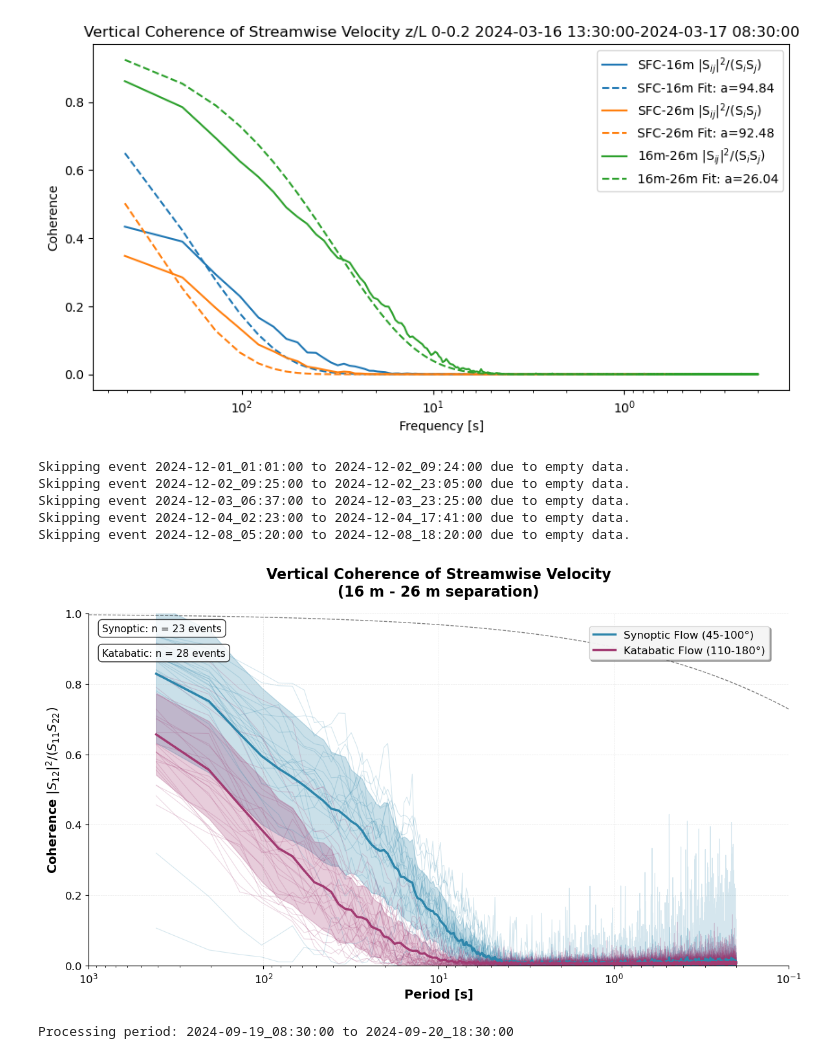
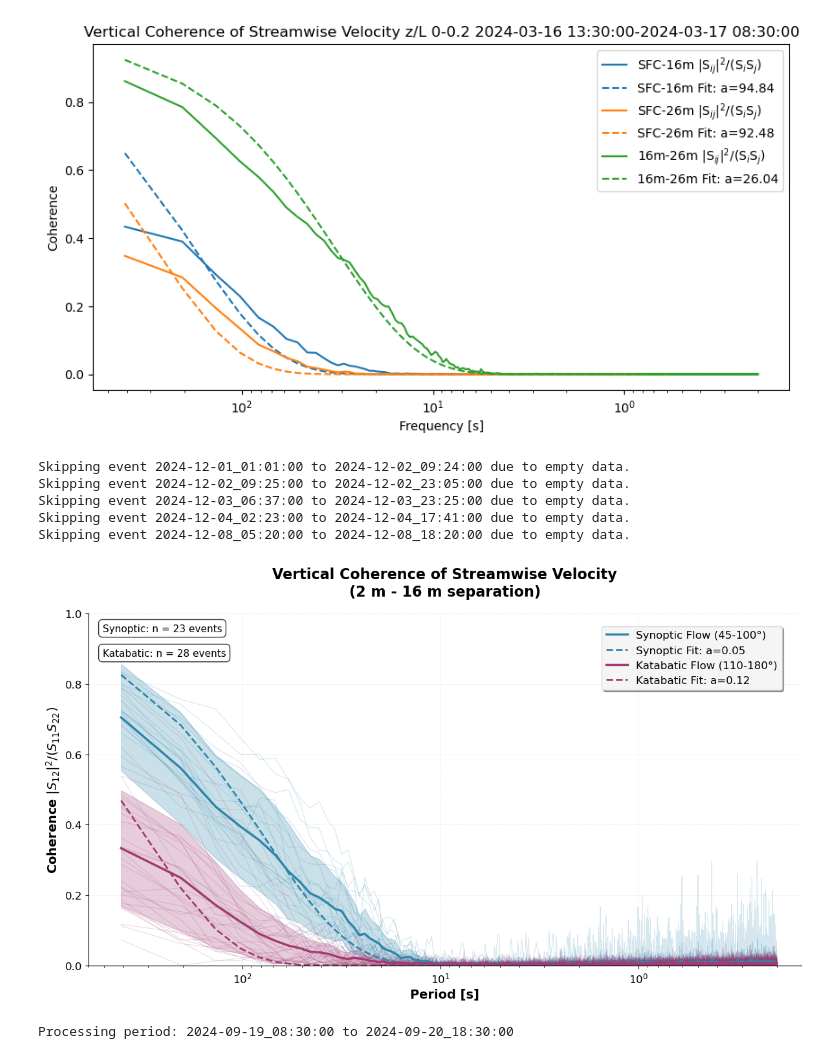
Before and after one commit to Rainette9/DataProcessingScripts, a Jupyter notebook: Power_spectra.ipynb, the cells around one changed output. Saved outputs shown, nothing was run; the diff lists cells and outputs as text; code cells hidden in the pictures.

Commit message:
add new coherence plot

```diff
--- a/Power_spectra.ipynb
+++ b/Power_spectra.ipynb
@@ -256,8 +256,8 @@ for period_start, period_end in wd1_45_90_periods:
     end_str = period_end.strftime('%Y-%m-%d_%H:%M:%S')
 
     try:
-        sfc_df = load_fastdata('/home/engbers/Documents/PhD/EC_data_convert/CSAT_16m_DR/', start_str, end_str)
-        df_16 = load_fastdata('/home/engbers/Documents/PhD/EC_data_convert/CSAT_26m_DR/', start_str, end_str)
+        sfc_df = load_fastdata('/home/engbers/Documents/PhD/EC_data_convert/SFC_DR/', start_str, end_str)
+        df_16 = load_fastdata('/home/engbers/Documents/PhD/EC_data_convert/CSAT_16m_DR/', start_str, end_str)
 
         if sfc_df.empty or df_16.empty:
             print(f"Skipping event {start_str} to {end_str} due to empty data.")
@@ -294,8 +294,8 @@ for period_start, period_end in wd1_90_180_periods:
     end_str = period_end.strftime('%Y-%m-%d_%H:%M:%S')
 
     try:
-        sfc_df = load_fastdata('/home/engbers/Documents/PhD/EC_data_convert/CSAT_16m_DR/', start_str, end_str)
-        df_16 = load_fastdata('/home/engbers/Documents/PhD/EC_data_convert/CSAT_26m_DR/', start_str, end_str)
+        sfc_df = load_fastdata('/home/engbers/Documents/PhD/EC_data_convert/SFC_DR/', start_str, end_str)
+        df_16 = load_fastdata('/home/engbers/Documents/PhD/EC_data_convert/CSAT_16m_DR/', start_str, end_str)
 
         if sfc_df.empty or df_16.empty:
             print(f"Skipping event {start_str} to {end_str} due to empty data.")
@@ -344,6 +344,20 @@ if len(synoptic_coh) > 0:
         ax.fill_between(period_ref, coh_mean - coh_std, coh_mean + coh_std,
                        color=colors['synoptic']['fill'], alpha=colors['synoptic']['alpha'])
 
+        # Fit theoretical curve to mean synoptic coherence
+        f_ref = np.where(period_ref > 0, 1 / period_ref, np.nan)
+        mask_fit = np.isfinite(coh_mean) & np.isfinite(f_ref)
+        dz = 14  # vertical separation in meters
+        u_mean_syn = np.nanmean([((u1_clean + u2_clean) / 2).mean() for u1_clean, u2_clean in zip(synoptic_coh, synoptic_coh)])  # fallback: use mean of means
+        def model(f, a):
+            return np.exp(-a * dz * f / u_mean_syn)
+        try:
+            popt, _ = curve_fit(model, f_ref[mask_fit], coh_mean[mask_fit], p0=[1.0])
+            a_best = popt[0]
+            y_fit = model(f_ref, a_best)
+            ax.semilogx(period_ref, y_fit, '--', color=colors['synoptic']['main'], linewidth=2, label=f'Synoptic Fit: a={a_best:.2f}')
+        except Exception as e:
+            print(f"Synoptic fit error: {e}")
 # Calculate and plot envelopes for katabatic flow
 if len(katabatic_coh) > 0:
     katabatic_coh = np.array([c for c in katabatic_coh if c.size > 0])
@@ -362,14 +376,29 @@ if len(katabatic_coh) > 0:
         ax.fill_between(period_ref, coh_mean - coh_std, coh_mean + coh_std,
                        color=colors['katabatic']['fill'], alpha=colors['katabatic']['alpha'])
 
+        # Fit theoretical curve to mean katabatic coherence
+        f_ref = np.where(period_ref > 0, 1 / period_ref, np.nan)
+        mask_fit = np.isfinite(coh_mean) & np.isfinite(f_ref)
+        dz = 14  # vertical separation in meters
+        u_mean_kat = np.nanmean([((u1_clean + u2_clean) / 2).mean() for u1_clean, u2_clean in zip(katabatic_coh, katabatic_coh)])  # fallback: use mean of means
+        def model(f, a):
+            return np.exp(-a * dz * f / u_mean_kat)
+        try:
+            popt, _ = curve_fit(model, f_ref[mask_fit], coh_mean[mask_fit], p0=[1.0])
+            a_best = popt[0]
+            y_fit = model(f_ref, a_best)
+            ax.semilogx(period_ref, y_fit, '--', color=colors['katabatic']['main'], linewidth=2, label=f'Katabatic Fit: a={a_best:.2f}')
+        except Exception as e:
+            print(f"Katabatic fit error: {e}")
+
 # Scientific formatting
 ax.set_xlabel('Period [s]', fontsize=14, fontweight='bold')
 ax.set_ylabel('Coherence $|S_{12}|^2/(S_{11}S_{22})$', fontsize=14, fontweight='bold')
-ax.set_title('Vertical Coherence of Streamwise Velocity\n(16 m - 26 m separation)',
+ax.set_title('Vertical Coherence of Streamwise Velocity\n(2 m - 16 m separation)',
              fontsize=16, fontweight='bold', pad=20)
 
 # Set axis limits and grid
-ax.set_xlim(0.1, 1000)
+ax.set_xlim(0.15, 600)
 ax.set_ylim(0, 1)
 ax.grid(True, alpha=0.3, linestyle='--', linewidth=0.5)
 ax.tick_params(axis='both', which='major', labelsize=12)
@@ -382,41 +411,36 @@ legend.get_frame().set_facecolor('white')
 legend.get_frame().set_alpha(0.9)
 
 # Add sample size annotations
 n_synoptic = len(synoptic_coh) if len(synoptic_coh) > 0 else 0
 n_katabatic = len(katabatic_coh) if len(katabatic_coh) > 0 else 0
 
 ax.text(0.02, 0.95, f'Synoptic: n = {n_synoptic} events',
         transform=ax.transAxes, fontsize=11,
         bbox=dict(boxstyle='round,pad=0.4', facecolor='white', alpha=0.8))
 ax.text(0.02, 0.88, f'Katabatic: n = {n_katabatic} events',
         transform=ax.transAxes, fontsize=11,
         bbox=dict(boxstyle='round,pad=0.4', facecolor='white', alpha=0.8))
 
-# Add theoretical reference lines
-period_theory = np.logspace(-1, 3, 100)
-# Taylor's hypothesis: coherence ~ exp(-const * dz * f / U)
-# For reference, add a typical decay curve
-ax.semilogx(period_theory, np.exp(-0.1 * period_theory**(-0.5)),
-           'k--', alpha=0.5, linewidth=1, label='Theoretical decay')
+
 
 # Remove top and right spines for cleaner look
 ax.spines['top'].set_visible(False)
 ax.spines['right'].set_visible(False)
 
 # Invert x-axis to show increasing period
 ax.invert_xaxis()
 
 plt.tight_layout()
-plt.savefig('./plots_coherence/14_wd45_180_16_26.png', dpi=300, bbox_inches='tight',
+plt.savefig('./plots_coherence/14_wd45_180_2_16.png', dpi=300, bbox_inches='tight',
             facecolor='white', edgecolor='none')
 plt.show()
 # %% [output]
 Skipping event 2024-12-01_01:01:00 to 2024-12-02_09:24:00 due to empty data.
 Skipping event 2024-12-02_09:25:00 to 2024-12-02_23:05:00 due to empty data.
 Skipping event 2024-12-03_06:37:00 to 2024-12-03_23:25:00 due to empty data.
 Skipping event 2024-12-04_02:23:00 to 2024-12-04_17:41:00 due to empty data.
 Skipping event 2024-12-08_05:20:00 to 2024-12-08_18:20:00 due to empty data.
-[figure, old version]
+[figure, new version]
 # %%
 with open('events.pkl', 'rb') as f:
     events = pickle.load(f)
```
Also changed, not shown: 2 other files.
